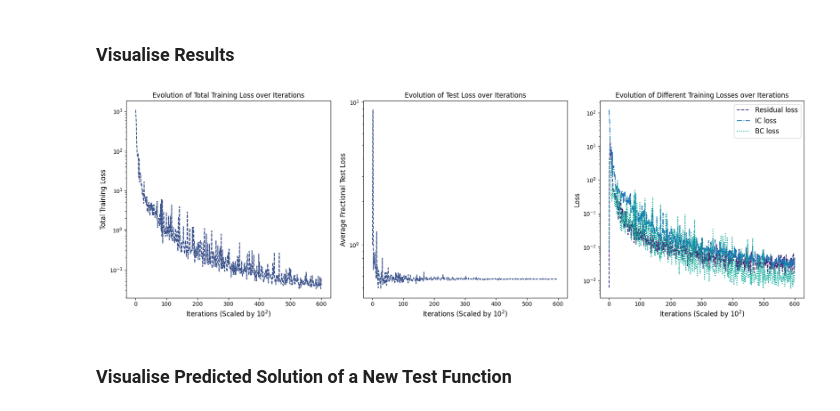
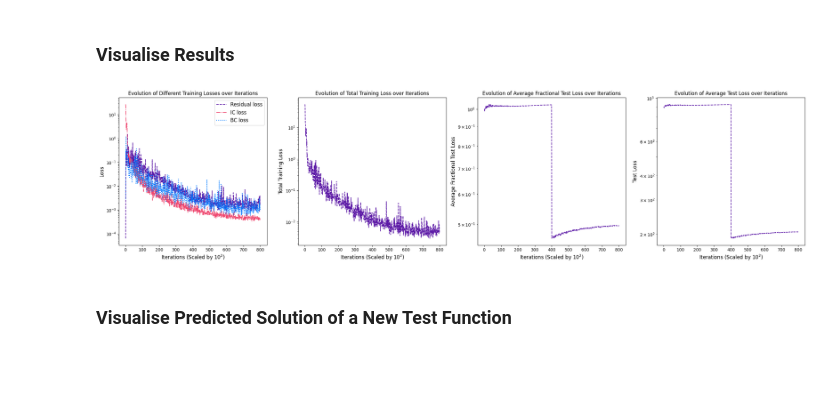
Before and after one commit to Memoisation/PDE-DeepONet-Learning, a Jupyter notebook: Heat(PI_DeepONet).ipynb, the cells around one changed output. Drawn from its saved outputs; the diff is of its cells as text; code cells hidden in the pictures; blank space fills up the shorter version.

Commit message:
Updated model training to perform well on a larger time domain (T), enabling clear visualization of solution decay in model predictions, several typos fixed in problem setup.

```diff
--- a/Heat(PI_DeepONet).ipynb
+++ b/Heat(PI_DeepONet).ipynb
@@ -299,7 +277,7 @@ def plot_us(x,u,y,s):
 # Define hyperparameters and grid:
 kappa = 0.01
 period = 1 # corresponds to rho
-T_lim = 1 # corresponds to T
+T_lim = 20 # corresponds to T
 
 # Resolution of numerical solution (Grid of 100x100)
 Nx = 100
@@ -311,19 +289,19 @@ sine_amplitude = 0.02  # Amplitude of the sine terms
 
 # Training data
 m = 100   # number of input sensors
-N_train = 1000 # number of training input samples
-P_train = 100 # number of evaluation points for each training loss
+N_train = 200 # number of training input samples
+P_train = 4000 # number of evaluation points for each training loss
 
 # Test data
-N_test = 5 # number of test functions
-P_test = 75 # number of test collocation points
+N_test = 100 # number of test functions
+P_test = 10 # number of test collocation points
 # %% [markdown]
 ### Visualize Numerical Solution of the Heat Equation using a Finite Difference Method
 # %%
 config.update("jax_enable_x64", True)
 # Numerical solution
-key = random.PRNGKey(15)
-(x, t, s), (u, u0) = solve_heat(key, Nx , Nt, T_lim, period, kappa)
+key = random.PRNGKey(11)
+(x, t, s), (u, u0) = solve_heat(key, num_fourier_terms, sine_amplitude, Nx , Nt, T_lim, period, kappa)
 
 XX, TT = np.meshgrid(x,t)
 
@@ -663,53 +659,62 @@ ics_dataset = DataGenerator(u_ics_train, y_ics_train, s_ics_train, batch_size)
 Average fractional test loss: $\frac{1}{N_{test}}\sum^{N_{test}}_{i=1}\frac{\sum_{j=1}^{P_{test}}(Pred(u_i)(x_j,t_j) - True(u_i)(x_j,t_j))^2}{\sum_{j=1}^{P_{test}} (True(u_i)(x_j,t_j))^2}$
 # %%
 # Train
-model.train(bcs_dataset, res_dataset, ics_dataset, nIter=60000)
+model.train(bcs_dataset, res_dataset, ics_dataset, nIter=40000)
 # %% [markdown]
 # **Evaluate Model**
 # %% [markdown]
 ### **Visualise Results**
 # %%
 # Visualizations
-fig, axs = plt.subplots(1, 3, figsize=(18, 6))
+fig, axs = plt.subplots(1, 4, figsize=(24, 6))
 
-# Purple colors from the 'viridis' colormap
-medium_purple = '#482878'
-light_purple = '#3b528b'
-viri_green = '#00A896'
+# Colors from the 'plasma' colormap
+medium_purple = '#5B278F'
+purple = '#5c19a6'
+blue = '#007bff'
+orange = '#ef476f'
 
 # Total loss per 100 iteration
-combined_loss_eval_numbers = range(1, len(model.loss_log) + 1)
-axs[0].plot(combined_loss_eval_numbers, model.loss_log, '--', color=light_purple, label='Training loss')
-axs[0].set_yscale('log')
-axs[0].set_xlabel(r'Iterations (Scaled by $10^2$)', fontsize='large')
-axs[0].set_ylabel('Total Training Loss', fontsize='large')
-axs[0].set_title('Evolution of Total Training Loss over Iterations', fontsize='large')
+total_loss_eval_numbers = range(1, len(model.loss_log) + 1)
+axs[1].plot(total_loss_eval_numbers, model.loss_log, '--', color=purple, label='Training loss')
+axs[1].set_yscale('log')
+axs[1].set_xlabel(r'Iterations (Scaled by $10^2$)', fontsize='large')
+axs[1].set_ylabel('Total Training Loss', fontsize='large')
+axs[1].set_title('Evolution of Total Training Loss over Iterations', fontsize='large')
 
 # Average fractional test loss
+AFTL_eval_numbers = range(1, len(model.loss_AF_test_log) + 1)
+axs[2].plot(AFTL_eval_numbers, model.loss_AF_test_log, '--', color=purple, label='Average Fractional Test loss')
+axs[2].set_yscale('log')
+axs[2].set_xlabel(r'Iterations (Scaled by $10^2$)', fontsize='large')
+axs[2].set_ylabel('Average Fractional Test Loss', fontsize='large')
+axs[2].set_title('Evolution of Average Fractional Test Loss over Iterations', fontsize='large')
+
+# Test loss
 test_loss_eval_numbers = range(1, len(model.loss_test_log) + 1)
-axs[1].plot(test_loss_eval_numbers, model.loss_test_log, '--', color=light_purple, label='T loss')
-axs[1].set_yscale('log')
-axs[1].set_xlabel(r'Iterations (Scaled by $10^2$)', fontsize='large')
-axs[1].set_ylabel('Average Fractional Test Loss', fontsize='large')
-axs[1].set_title('Evolution of Test Loss over Iterations', fontsize='large')
+axs[3].plot(test_loss_eval_numbers, model.loss_test_log, '--', color=purple, label='Test loss')
+axs[3].set_yscale('log')
+axs[3].set_xlabel(r'Iterations (Scaled by $10^2$)', fontsize='large')
+axs[3].set_ylabel('Test Loss', fontsize='large')
+axs[3].set_title('Evolution of Average Test Loss over Iterations', fontsize='large')
 
 # Losses per 100 iteration (residual, IC, and BC)
 res_loss_eval_numbers = range(1, len(model.loss_res_log) + 1)
-axs[2].plot(res_loss_eval_numbers, model.loss_res_log, '--', color=medium_purple, label='Residual loss')
+axs[0].plot(res_loss_eval_numbers, model.loss_res_log, '--', color=purple, label='Residual loss')
 ics_loss_eval_numbers = range(1, len(model.loss_ics_log) + 1)
-axs[2].plot(ics_loss_eval_numbers, model.loss_ics_log, '-.', label='IC loss')
+axs[0].plot(ics_loss_eval_numbers, model.loss_ics_log, '-.', color=orange, label='IC loss')
 bcs_loss_eval_numbers = range(1, len(model.loss_bcs_log) + 1)
-axs[2].plot(bcs_loss_eval_numbers, model.loss_bcs_log, ':', color=viri_green, label='BC loss')
-axs[2].set_yscale('log')
-axs[2].set_xlabel(r'Iterations (Scaled by $10^2$)', fontsize='large')
-axs[2].set_ylabel('Loss', fontsize='large')
-axs[2].set_title('Evolution of Different Training Losses over Iterations', fontsize='large')
-axs[2].legend(fontsize='large')
+axs[0].plot(bcs_loss_eval_numbers, model.loss_bcs_log, ':', color=blue, label='BC loss')
+axs[0].set_yscale('log')
+axs[0].set_xlabel(r'Iterations (Scaled by $10^2$)', fontsize='large')
+axs[0].set_ylabel('Loss', fontsize='large')
+axs[0].set_title('Evolution of Different Training Losses over Iterations', fontsize='large')
+axs[0].legend(fontsize='large')
 
 plt.tight_layout()
 plt.show()
 # %% [output]
-[figure, old version]
+[figure, new version]
 # %% [markdown]
 ###  **Visualise Predicted Solution of a New Test Function**
 # %%
```
Also changed, not shown: parts of 17 cells of this notebook.
